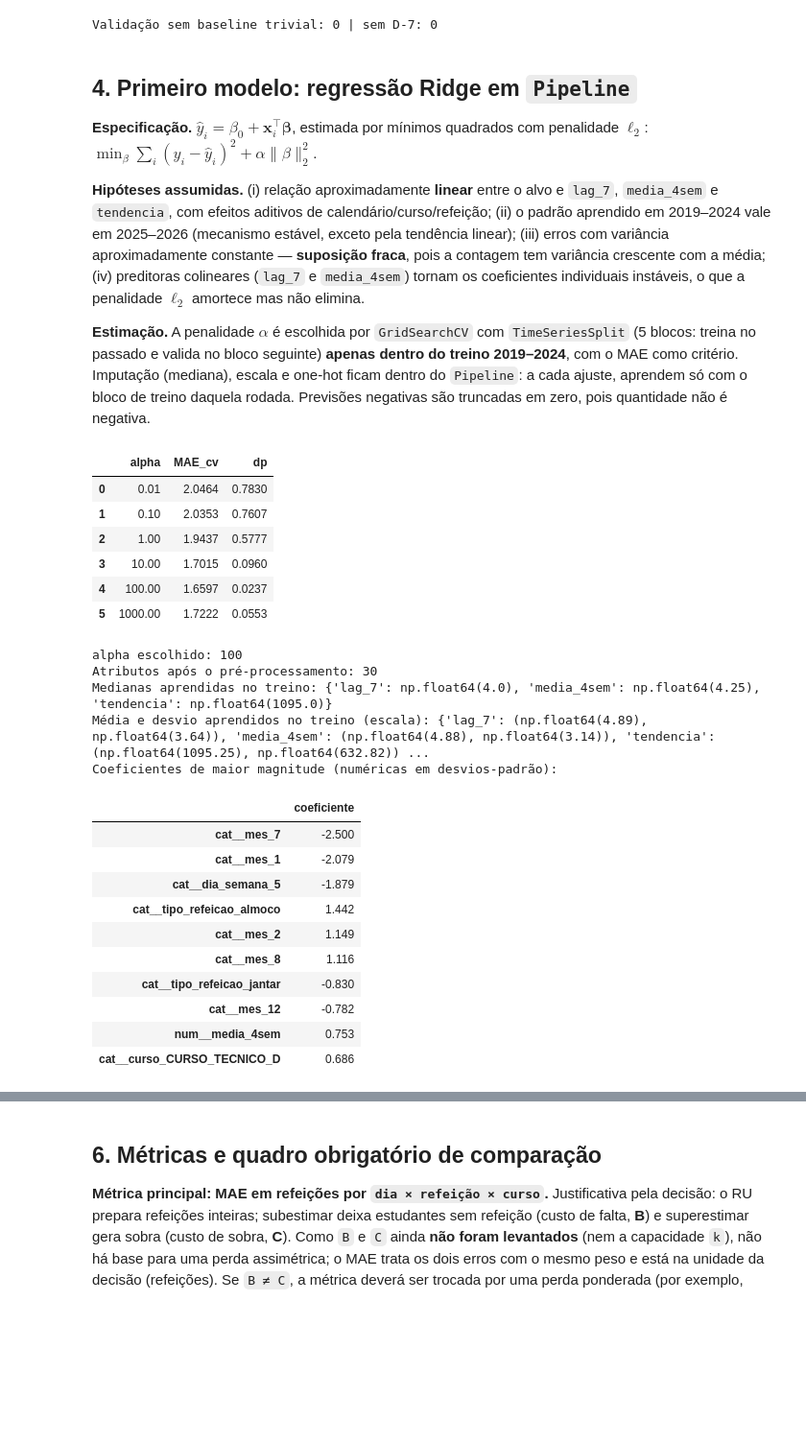
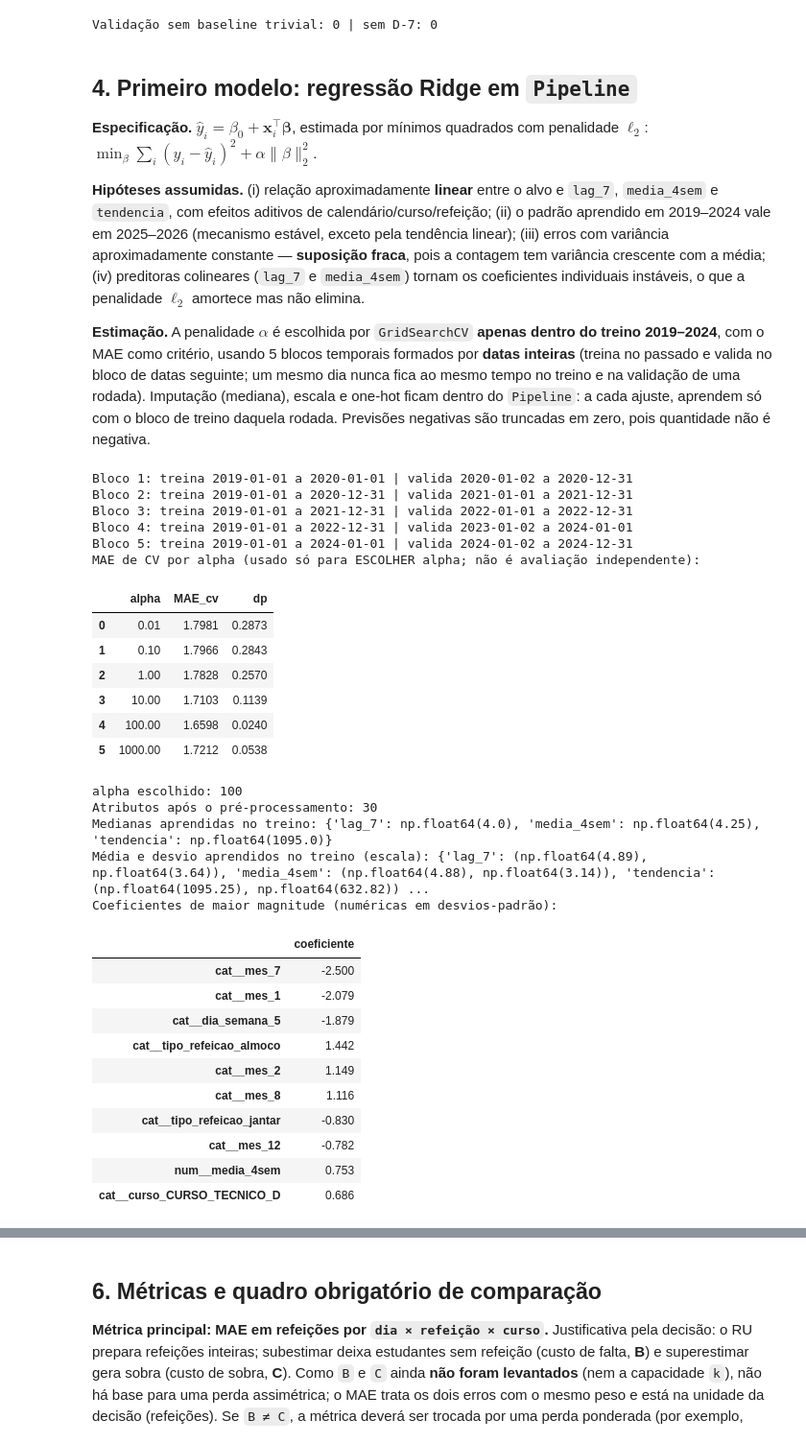
Before and after one commit to LeticiaBrazBonfim/previsao-demanda-ru-ufpb, a Jupyter notebook: notebooks/individuais/entrega-05-mariadionila.ipynb, the cells around one changed output, grey strips where cells are left out. Shown at 96% size. Drawn from its saved outputs; the diff is of its cells as text; code cells hidden in the pictures; blank space fills up the shorter version.

Commit message:
fix(e05): divide CV por datas inteiras e registra consulta ao teste 2026

```diff
--- a/notebooks/individuais/entrega-05-mariadionila.ipynb
+++ b/notebooks/individuais/entrega-05-mariadionila.ipynb
@@ -129,49 +128,68 @@ Validação sem baseline trivial: 0 | sem D-7: 0
 
 **Hipóteses assumidas.** (i) relação aproximadamente **linear** entre o alvo e `lag_7`, `media_4sem` e `tendencia`, com efeitos aditivos de calendário/curso/refeição; (ii) o padrão aprendido em 2019–2024 vale em 2025–2026 (mecanismo estável, exceto pela tendência linear); (iii) erros com variância aproximadamente constante — **suposição fraca**, pois a contagem tem variância crescente com a média; (iv) preditoras colineares (`lag_7` e `media_4sem`) tornam os coeficientes individuais instáveis, o que a penalidade $\ell_2$ amortece mas não elimina.
 
-**Estimação.** A penalidade $\alpha$ é escolhida por `GridSearchCV` com `TimeSeriesSplit` (5 blocos: treina no passado e valida no bloco seguinte) **apenas dentro do treino 2019–2024**, com o MAE como critério. Imputação (mediana), escala e one-hot ficam dentro do `Pipeline`: a cada ajuste, aprendem só com o bloco de treino daquela rodada. Previsões negativas são truncadas em zero, pois quantidade não é negativa.
+**Estimação.** A penalidade $\alpha$ é escolhida por `GridSearchCV` **apenas dentro do treino 2019–2024**, com o MAE como critério, usando 5 blocos temporais formados por **datas inteiras** (treina no passado e valida no bloco de datas seguinte; um mesmo dia nunca fica ao mesmo tempo no treino e na validação de uma rodada). Imputação (mediana), escala e one-hot ficam dentro do `Pipeline`: a cada ajuste, aprendem só com o bloco de treino daquela rodada. Previsões negativas são truncadas em zero, pois quantidade não é negativa.
 # %%
 NUMERICAS = ["lag_7", "media_4sem", "tendencia"]
 CATEGORICAS = ["dia_semana", "mes", "tipo_refeicao", "curso"]
 FEATURES = NUMERICAS + CATEGORICAS
 
 prep = ColumnTransformer([
     ("num", Pipeline([("faltantes", SimpleImputer(strategy="median")), ("escala", StandardScaler())]), NUMERICAS),
     ("cat", OneHotEncoder(handle_unknown="ignore"), CATEGORICAS),
 ])
 modelo = Pipeline([("prep", prep), ("reg", Ridge())])
 
-cv = TimeSeriesSplit(n_splits=5)
+def blocos_por_data(df, n_blocos=5):
+    """Validação cruzada temporal por datas inteiras: cada dia fica inteiro no treino ou na validação."""
+    datas_unicas = np.sort(df.data.unique())
+    pedacos = np.array_split(datas_unicas, n_blocos + 1)
+    for k in range(1, n_blocos + 1):
+        d_treino, d_val = np.concatenate(pedacos[:k]), pedacos[k]
+        assert not set(d_treino) & set(d_val)            # nenhuma data nos dois lados
+        assert d_treino.max() < d_val.min()               # treina só no passado
+        yield np.flatnonzero(df.data.isin(d_treino)), np.flatnonzero(df.data.isin(d_val))
+
+cv = list(blocos_por_data(treino))                        # lista de (índices de treino, índices de validação)
+for i, (ia, ib) in enumerate(cv, start=1):
+    print(f"Bloco {i}: treina {treino.data.iloc[ia].min().date()} a {treino.data.iloc[ia].max().date()} | valida {treino.data.iloc[ib].min().date()} a {treino.data.iloc[ib].max().date()}")
 busca = GridSearchCV(modelo, {"reg__alpha": [0.01, 0.1, 1, 10, 100, 1000]}, cv=cv,
                      scoring="neg_mean_absolute_error", refit=True)
-busca.fit(treino[FEATURES], treino.quantidade_servida)    # treino ordenado por data: os blocos respeitam o tempo
+busca.fit(treino[FEATURES], treino.quantidade_servida)    # blocos por datas inteiras, sempre no passado
 cv_alfa = pd.DataFrame({"alpha": busca.cv_results_["param_reg__alpha"].astype(float),
                         "MAE_cv": -busca.cv_results_["mean_test_score"], "dp": busca.cv_results_["std_test_score"]})
+print("MAE de CV por alpha (usado só para ESCOLHER alpha; não é avaliação independente):")
 display(cv_alfa.round(4))
 modelo_final = busca.best_estimator_      # ajustado somente com o treino completo
 print("alpha escolhido:", busca.best_params_["reg__alpha"])
 
 num = modelo_final.named_steps["prep"].named_transformers_["num"]
 print("Atributos após o pré-processamento:", len(modelo_final.named_steps["prep"].get_feature_names_out()))
 print("Medianas aprendidas no treino:", dict(zip(NUMERICAS, num.named_steps["faltantes"].statistics_.round(2))))
 print("Média e desvio aprendidos no treino (escala):", dict(zip(NUMERICAS, zip(num.named_steps["escala"].mean_.round(2), num.named_steps["escala"].scale_.round(2)))))
 nomes = modelo_final.named_steps["prep"].get_feature_names_out()
 coef = pd.Series(modelo_final.named_steps["reg"].coef_, index=nomes).sort_values(key=abs, ascending=False)
 print("Coeficientes de maior magnitude (numéricas em desvios-padrão):")
 display(coef.head(10).round(3).to_frame("coeficiente"))
 # %% [output]
+Bloco 1: treina 2019-01-01 a 2020-01-01 | valida 2020-01-02 a 2020-12-31
+Bloco 2: treina 2019-01-01 a 2020-12-31 | valida 2021-01-01 a 2021-12-31
+Bloco 3: treina 2019-01-01 a 2021-12-31 | valida 2022-01-01 a 2022-12-31
+Bloco 4: treina 2019-01-01 a 2022-12-31 | valida 2023-01-02 a 2024-01-01
+Bloco 5: treina 2019-01-01 a 2024-01-01 | valida 2024-01-02 a 2024-12-31
+MAE de CV por alpha (usado só para ESCOLHER alpha; não é avaliação independente):
 |  | alpha | MAE_cv | dp |
-| 0 | 0.01 | 2.0464 | 0.7830 |
-| 1 | 0.10 | 2.0353 | 0.7607 |
-| 2 | 1.00 | 1.9437 | 0.5777 |
-| 3 | 10.00 | 1.7015 | 0.0960 |
-| 4 | 100.00 | 1.6597 | 0.0237 |
-| 5 | 1000.00 | 1.7222 | 0.0553 |
+| 0 | 0.01 | 1.7981 | 0.2873 |
+| 1 | 0.10 | 1.7966 | 0.2843 |
+| 2 | 1.00 | 1.7828 | 0.2570 |
+| 3 | 10.00 | 1.7103 | 0.1139 |
+| 4 | 100.00 | 1.6598 | 0.0240 |
+| 5 | 1000.00 | 1.7212 | 0.0538 |
-alpha escolhido: 100
-Atributos após o pré-processamento: 30
-Medianas aprendidas no treino: {'lag_7': np.float64(4.0), 'media_4sem': np.float64(4.25), 'tendencia': np.float64(1095.0)}
-Média e desvio aprendidos no treino (escala): {'lag_7': (np.float64(4.89), np.float64(3.64)), 'media_4sem': (np.float64(4.88), np.float64(3.14)), 'tendencia': (np.float64(1095.25), np.float64(632.82)) ...
-Coeficientes de maior magnitude (numéricas em desvios-padrão):
+alpha escolhido: 100
+Atributos após o pré-processamento: 30
+Medianas aprendidas no treino: {'lag_7': np.float64(4.0), 'media_4sem': np.float64(4.25), 'tendencia': np.float64(1095.0)}
+Média e desvio aprendidos no treino (escala): {'lag_7': (np.float64(4.89), np.float64(3.64)), 'media_4sem': (np.float64(4.88), np.float64(3.14)), 'tendencia': (np.float64(1095.25), np.float64(632.82)) ...
+Coeficientes de maior magnitude (numéricas em desvios-padrão):
 |  | coeficiente |
 | cat__mes_7 | -2.500 |
 | cat__mes_1 | -2.079 |
```
Also changed, not shown: parts of 7 cells of this notebook, 1 other file.
